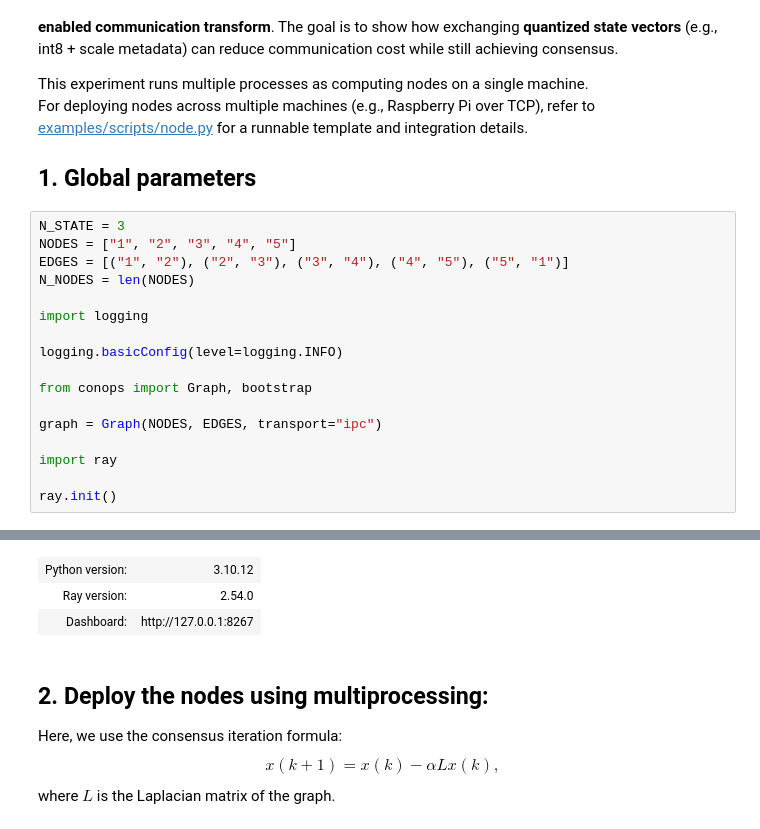
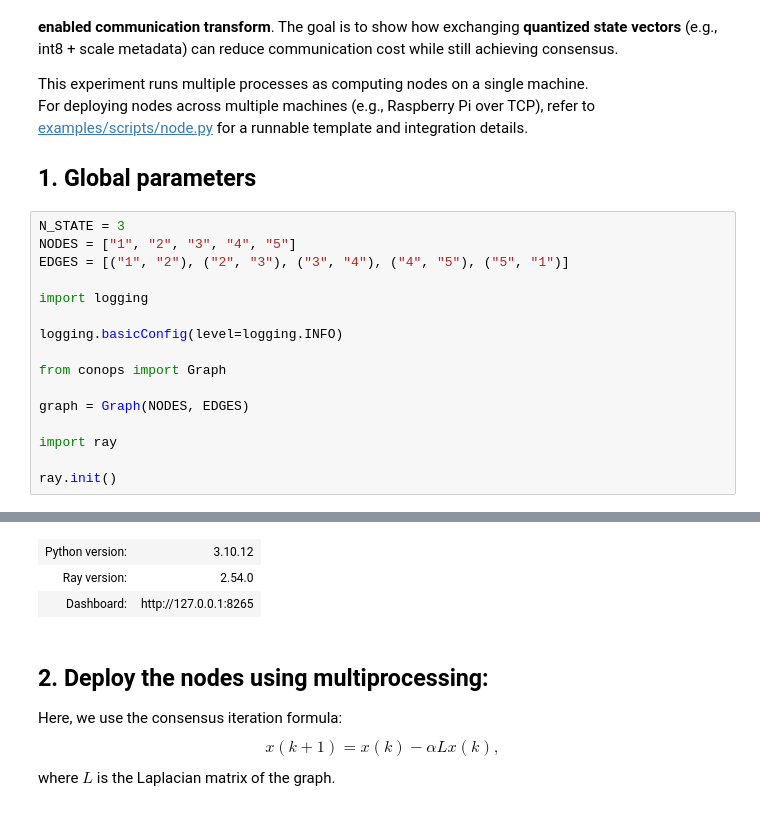
Before and after one commit to rui-huang-opt/topolink, a Jupyter notebook: examples/quantize.ipynb, the cells around one changed output, grey strips where cells are left out. Saved outputs shown, nothing was run; the diff lists cells and outputs as text.

```diff
--- a/examples/quantize.ipynb
+++ b/examples/quantize.ipynb
@@ -13,15 +13,14 @@ For deploying nodes across multiple machines (e.g., Raspberry Pi over TCP), refe
 N_STATE = 3
 NODES = ["1", "2", "3", "4", "5"]
 EDGES = [("1", "2"), ("2", "3"), ("3", "4"), ("4", "5"), ("5", "1")]
-N_NODES = len(NODES)
 
 import logging
 
 logging.basicConfig(level=logging.INFO)
 
-from conops import Graph, bootstrap
+from conops import Graph
 
-graph = Graph(NODES, EDGES, transport="ipc")
+graph = Graph(NODES, EDGES)
 
 import ray
 
@@ -32,6 +30,6 @@ ray.init()
 | Python version: | 3.10.12 |
 | Ray version: | 2.54.0 |
-| Dashboard: | http://127.0.0.1:8267 |
+| Dashboard: | http://127.0.0.1:8265 |
 # %% [markdown]
 ## 2. Deploy the nodes using multiprocessing:
 Here, we use the consensus iteration formula:
```
Also changed, not shown: parts of 3 cells of this notebook, 16 other files.
